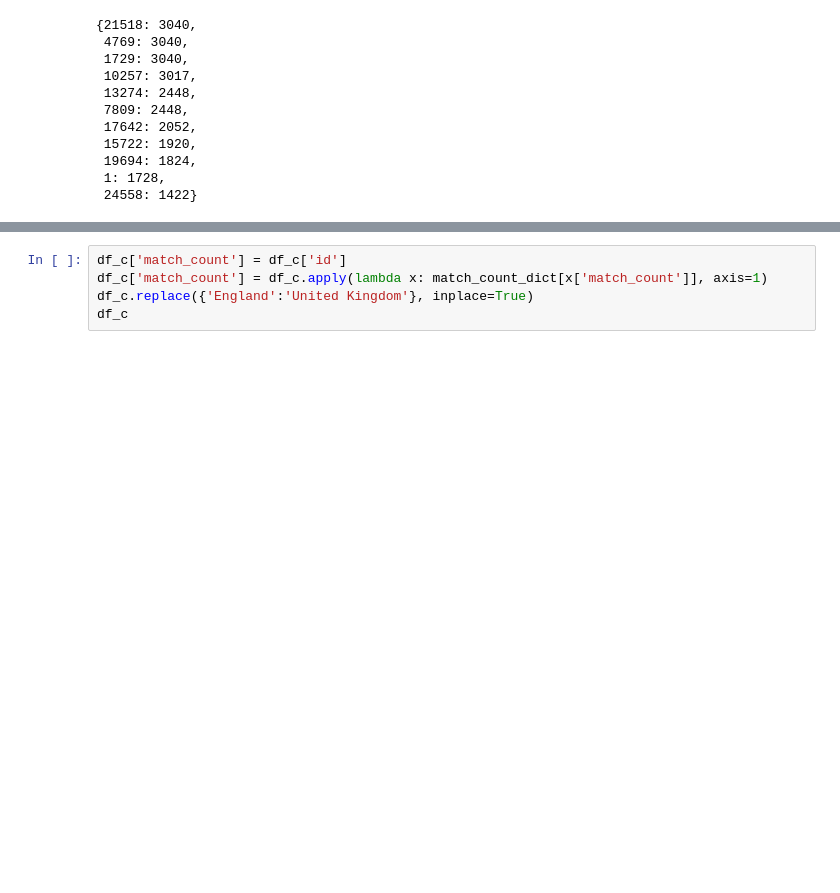
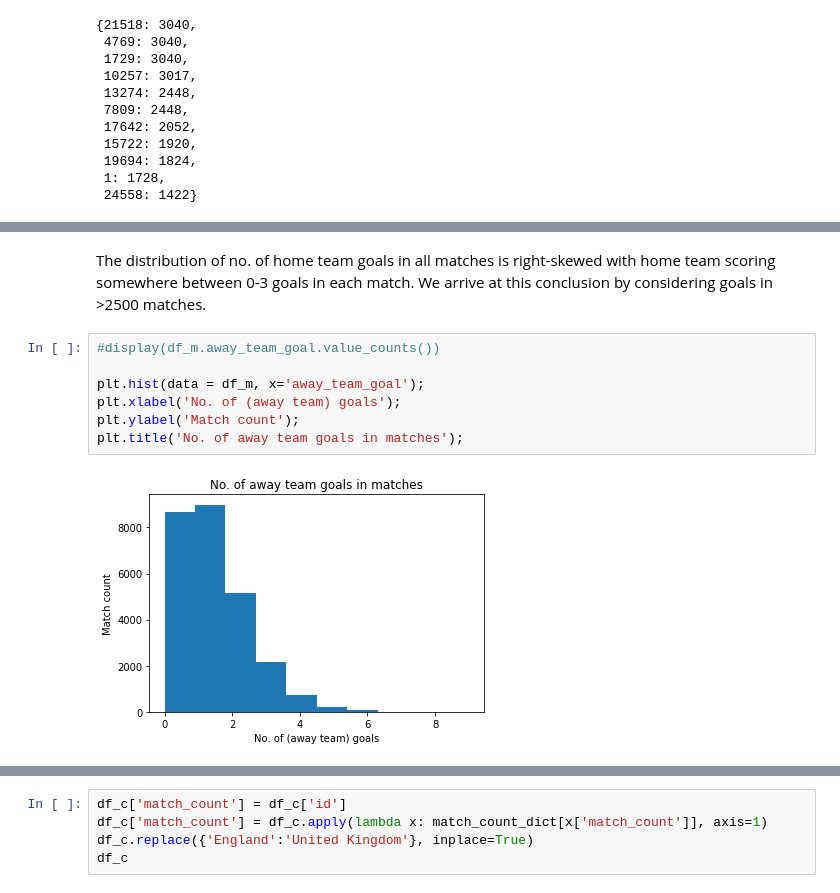
Before and after one commit to haritum/Project-Europe-Soccer, a Jupyter notebook: notebooks/Project-Europe-Soccer.ipynb, the cells around one changed output, grey strips where cells are left out. Drawn from its saved outputs; the diff is of its cells as text; blank space fills up the shorter version.

```diff
--- a/notebooks/Project-Europe-Soccer.ipynb
+++ b/notebooks/Project-Europe-Soccer.ipynb
@@ -200,0 +214,11 @@ match_count_dict
+# %% [markdown]
+The distribution of no. of home team goals in all matches is right-skewed with home team scoring somewhere between 0-3 goals in each match. We arrive at this conclusion by considering goals in >2500 matches.
+# %%
+#display(df_m.away_team_goal.value_counts())
+
+plt.hist(data = df_m, x='away_team_goal');
+plt.xlabel('No. of (away team) goals');
+plt.ylabel('Match count');
+plt.title('No. of away team goals in matches');
+# %% [output]
+[figure, added]
```
Also changed, not shown: parts of 22 cells of this notebook.
